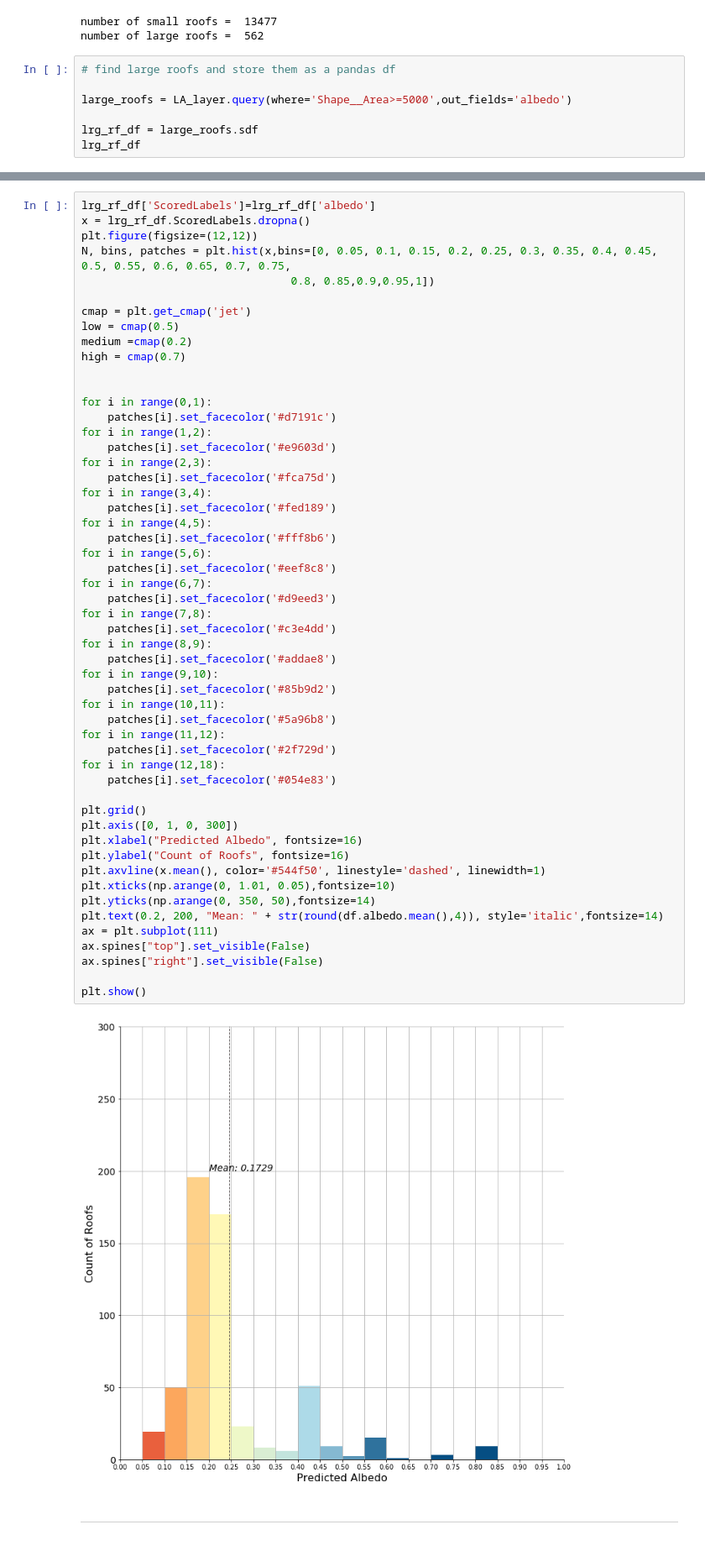
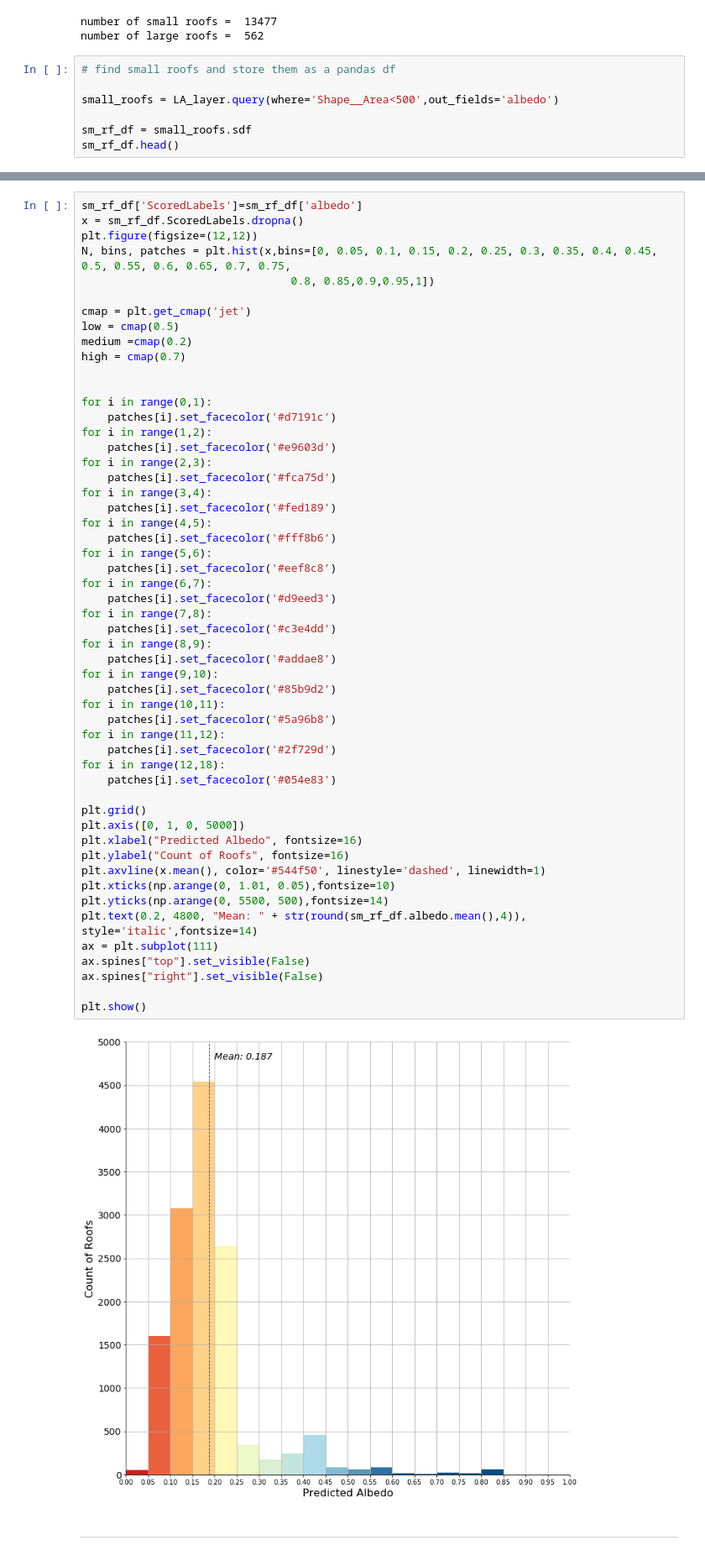
Before and after one commit to wri/UrbanHeatMitigation, a Jupyter notebook: notebooks/dev_workflow/query_feature_layer.ipynb, the cells around one changed output, grey strips where cells are left out. Shown at 84% size. Saved outputs shown, nothing was run; the diff lists cells and outputs as text.

Commit message:
changed histogram

```diff
--- a/notebooks/dev_workflow/query_feature_layer.ipynb
+++ b/notebooks/dev_workflow/query_feature_layer.ipynb
@@ -96,11 +84,11 @@ print('number of large roofs = ', cnt_large_roofs)
 number of small roofs =  13477
 number of large roofs =  562
 # %%
-# find large roofs and store them as a pandas df
+# find small roofs and store them as a pandas df
 
-large_roofs = LA_layer.query(where='Shape__Area>=5000',out_fields='albedo')
+small_roofs = LA_layer.query(where='Shape__Area<500',out_fields='albedo')
 
-lrg_rf_df = large_roofs.sdf
-lrg_rf_df
+sm_rf_df = small_roofs.sdf
+sm_rf_df.head()
 # %% [output]
 |  | ObjectId | SHAPE | albedo |
@@ -126,6 +102,6 @@ lrg_rf_df
 # %%
-lrg_rf_df['ScoredLabels']=lrg_rf_df['albedo']
-x = lrg_rf_df.ScoredLabels.dropna()
+sm_rf_df['ScoredLabels']=sm_rf_df['albedo']
+x = sm_rf_df.ScoredLabels.dropna()
 plt.figure(figsize=(12,12))
 N, bins, patches = plt.hist(x,bins=[0, 0.05, 0.1, 0.15, 0.2, 0.25, 0.3, 0.35, 0.4, 0.45, 0.5, 0.55, 0.6, 0.65, 0.7, 0.75,
                                 0.8, 0.85,0.9,0.95,1])
@@ -147,36 +123,36 @@ for i in range(3,4):
 for i in range(4,5):
     patches[i].set_facecolor('#fff8b6')
 for i in range(5,6):
     patches[i].set_facecolor('#eef8c8')
 for i in range(6,7):
     patches[i].set_facecolor('#d9eed3')
 for i in range(7,8):
     patches[i].set_facecolor('#c3e4dd')
 for i in range(8,9):
     patches[i].set_facecolor('#addae8')
 for i in range(9,10):
     patches[i].set_facecolor('#85b9d2')
 for i in range(10,11):
     patches[i].set_facecolor('#5a96b8')
 for i in range(11,12):
     patches[i].set_facecolor('#2f729d')
 for i in range(12,18):
     patches[i].set_facecolor('#054e83')
 
 plt.grid()
-plt.axis([0, 1, 0, 300])
+plt.axis([0, 1, 0, 5000])
 plt.xlabel("Predicted Albedo", fontsize=16)
 plt.ylabel("Count of Roofs", fontsize=16)
 plt.axvline(x.mean(), color='#544f50', linestyle='dashed', linewidth=1)
 plt.xticks(np.arange(0, 1.01, 0.05),fontsize=10)
-plt.yticks(np.arange(0, 350, 50),fontsize=14)
-plt.text(0.2, 200, "Mean: " + str(round(df.albedo.mean(),4)), style='italic',fontsize=14)
+plt.yticks(np.arange(0, 5500, 500),fontsize=14)
+plt.text(0.2, 4800, "Mean: " + str(round(sm_rf_df.albedo.mean(),4)), style='italic',fontsize=14)
 ax = plt.subplot(111)
 ax.spines["top"].set_visible(False)
 ax.spines["right"].set_visible(False)
 
 plt.show()
 # %% [output]
-[figure, old version]
+[figure, new version]
 # %% [markdown]
 -----------------------------------------------------
```
Also changed, not shown: parts of 3 cells of this notebook.
